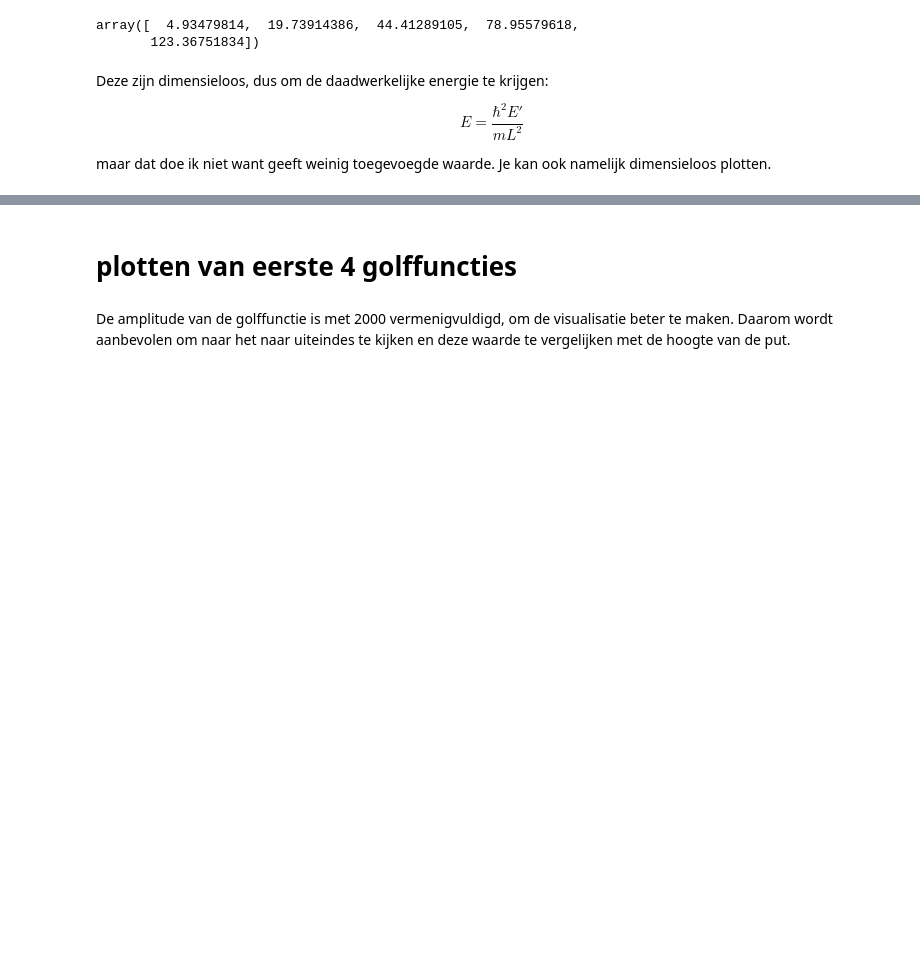
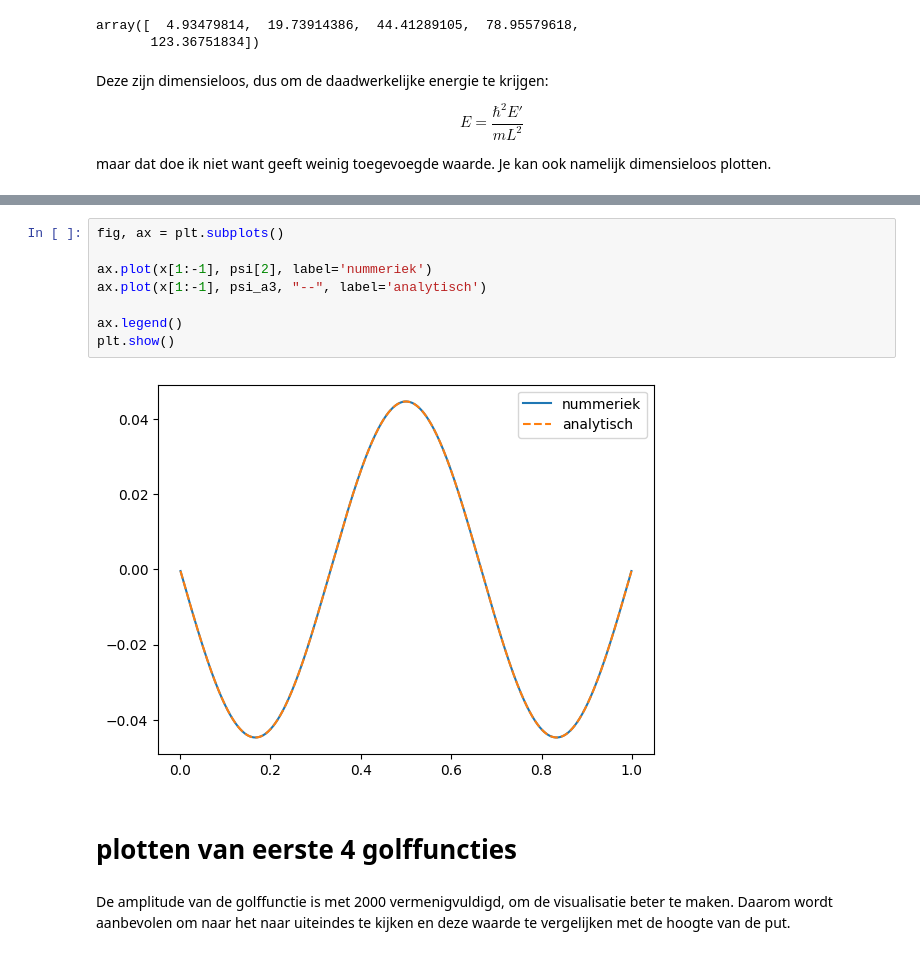
Before and after one commit to R4vante/School, a Jupyter notebook: ASIA/Infinite_well/1D-Schroedinger.ipynb, the cells around one changed output, grey strips where cells are left out. Cells and saved outputs as stored; diff of their text form; blank space fills up the shorter version.

```diff
--- a/ASIA/Infinite_well/1D-Schroedinger.ipynb
+++ b/ASIA/Infinite_well/1D-Schroedinger.ipynb
@@ -125,3 +162,13 @@ maar dat doe ik niet want geeft weinig toegevoegde waarde. Je kan ook namelijk d
+# %%
+fig, ax = plt.subplots()
+
+ax.plot(x[1:-1], psi[2], label='nummeriek')
+ax.plot(x[1:-1], psi_a3, "--", label='analytisch')
+
+ax.legend()
+plt.show()
+# %% [output]
+[figure, added]
 # %% [markdown]
 # plotten van eerste 4 golffuncties
 # %% [markdown]
```
Also changed, not shown: parts of 6 cells of this notebook.
